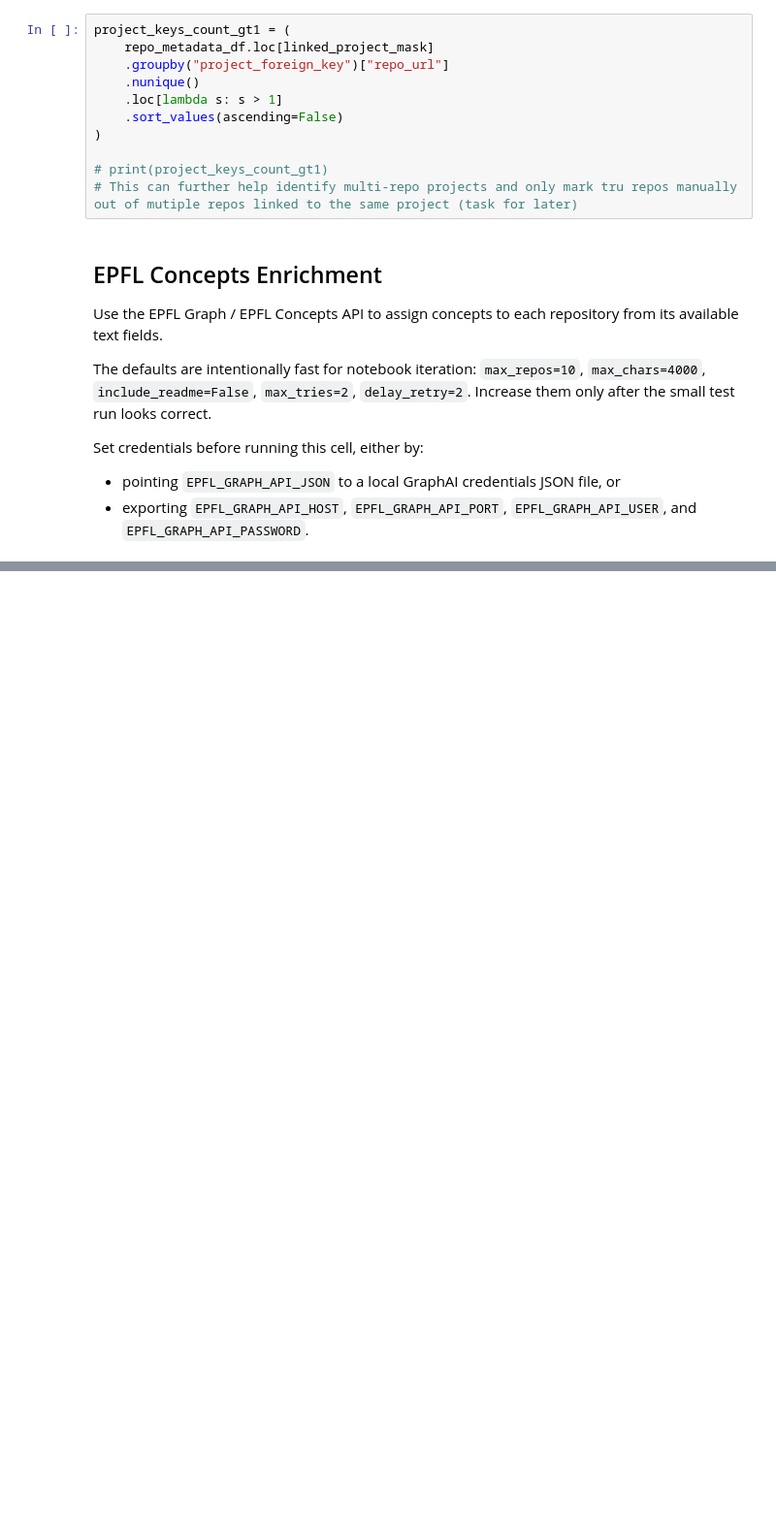
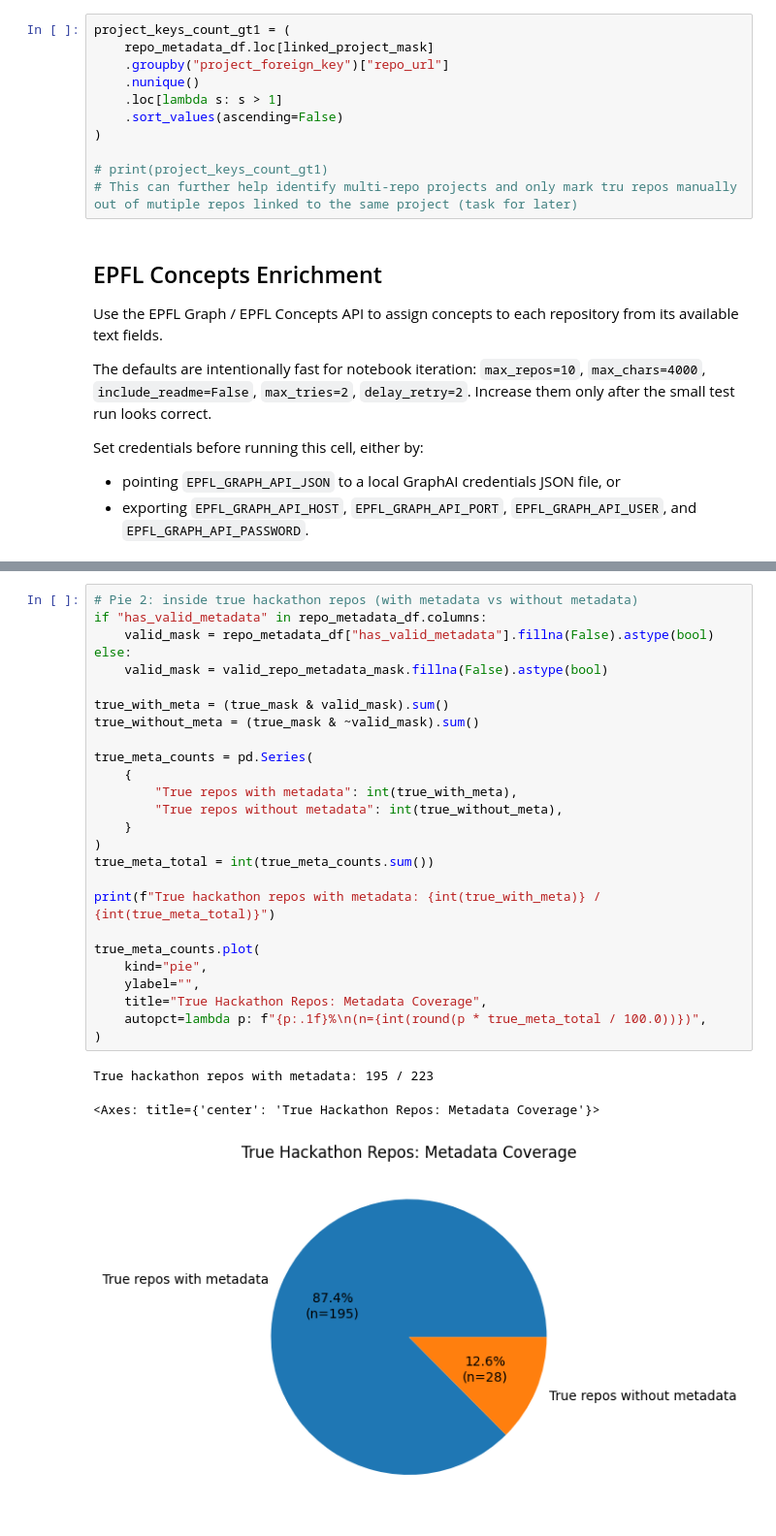
Before and after one commit to sdsc-ordes/open-pulse-hackalysis, a Jupyter notebook: src/hackathon_analysis/data_analysis/repo_analysis.ipynb, the cells around one changed output, grey strips where cells are left out. Shown at 97% size. Saved outputs shown, nothing was run; the diff lists cells and outputs as text; blank space fills up the shorter version.

```diff
--- a/src/hackathon_analysis/data_analysis/repo_analysis.ipynb
+++ b/src/hackathon_analysis/data_analysis/repo_analysis.ipynb
@@ -583,0 +1107,30 @@ Set credentials before running this cell, either by:
+# %%
+# Pie 2: inside true hackathon repos (with metadata vs without metadata)
+if "has_valid_metadata" in repo_metadata_df.columns:
+    valid_mask = repo_metadata_df["has_valid_metadata"].fillna(False).astype(bool)
+else:
+    valid_mask = valid_repo_metadata_mask.fillna(False).astype(bool)
+
+true_with_meta = (true_mask & valid_mask).sum()
+true_without_meta = (true_mask & ~valid_mask).sum()
+
+true_meta_counts = pd.Series(
+    {
+        "True repos with metadata": int(true_with_meta),
+        "True repos without metadata": int(true_without_meta),
+    }
+)
+true_meta_total = int(true_meta_counts.sum())
+
+print(f"True hackathon repos with metadata: {int(true_with_meta)} / {int(true_meta_total)}")
+
+true_meta_counts.plot(
+    kind="pie",
+    ylabel="",
+    title="True Hackathon Repos: Metadata Coverage",
+    autopct=lambda p: f"{p:.1f}%\n(n={int(round(p * true_meta_total / 100.0))})",
+)
+# %% [output]
+True hackathon repos with metadata: 195 / 223
+<Axes: title={'center': 'True Hackathon Repos: Metadata Coverage'}>
+[figure, added]
```
Also changed, not shown: parts of 30 cells of this notebook.
